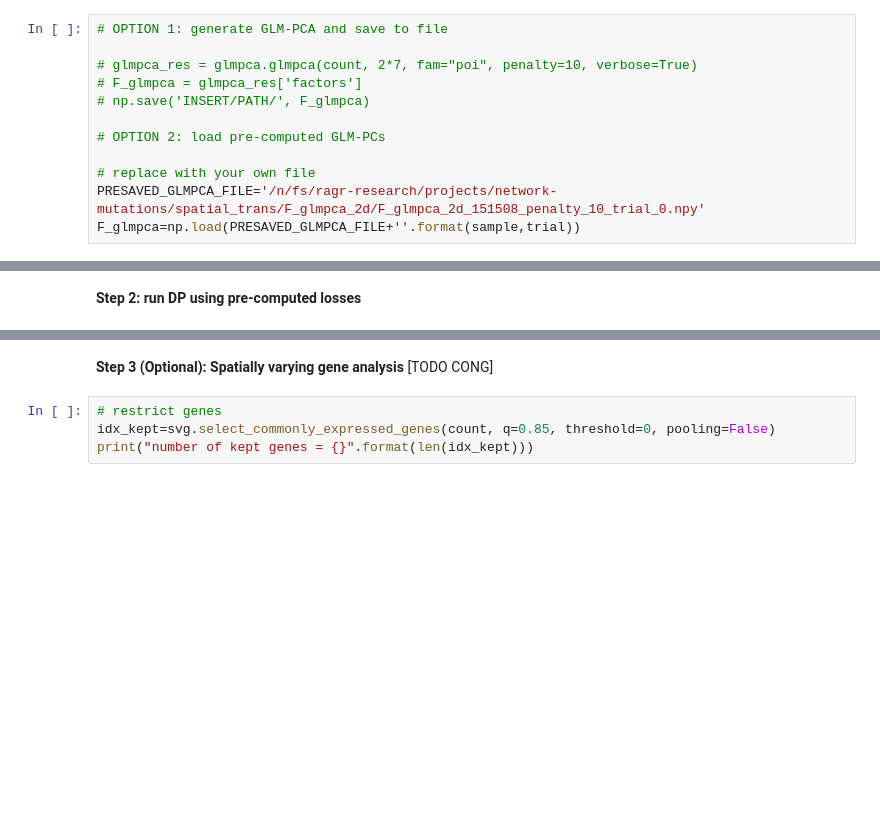
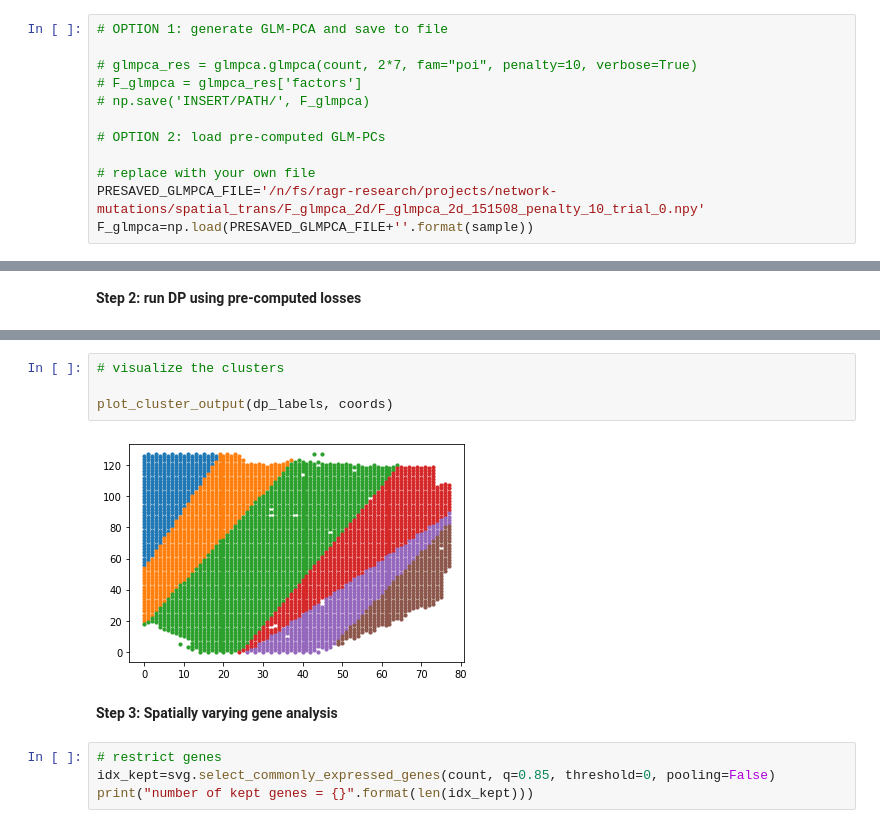
Before and after one commit to raphael-group/belayer, a Jupyter notebook: tutorial.ipynb, the cells around one changed output, grey strips where cells are left out. Drawn from its saved outputs; the diff is of its cells as text; blank space fills up the shorter version.

```diff
--- a/tutorial.ipynb
+++ b/tutorial.ipynb
@@ -79,4 +88,4 @@ coords=adata.obsm["X_pos"]
 
 # replace with your own file
 PRESAVED_GLMPCA_FILE='/n/fs/ragr-research/projects/network-mutations/spatial_trans/F_glmpca_2d/F_glmpca_2d_151508_penalty_10_trial_0.npy'
-F_glmpca=np.load(PRESAVED_GLMPCA_FILE+''.format(sample,trial))
+F_glmpca=np.load(PRESAVED_GLMPCA_FILE+''.format(sample))
@@ -211,5 +175,11 @@ arr_loss_np, arr_layers_np = run_dp_linear_boundary(FOLDER_TO_SAVE_LOSSES_IN, p.
+# %%
+# visualize the clusters
+
+plot_cluster_output(dp_labels, coords)
+# %% [output]
+[figure, added]
 # %% [markdown]
-**Step 3 (Optional): Spatially varying gene analysis** [TODO CONG]
+**Step 3: Spatially varying gene analysis**
 # %%
 # restrict genes
 idx_kept=svg.select_commonly_expressed_genes(count, q=0.85, threshold=0, pooling=False)
```
Also changed, not shown: parts of 44 cells of this notebook, 1 other file.
